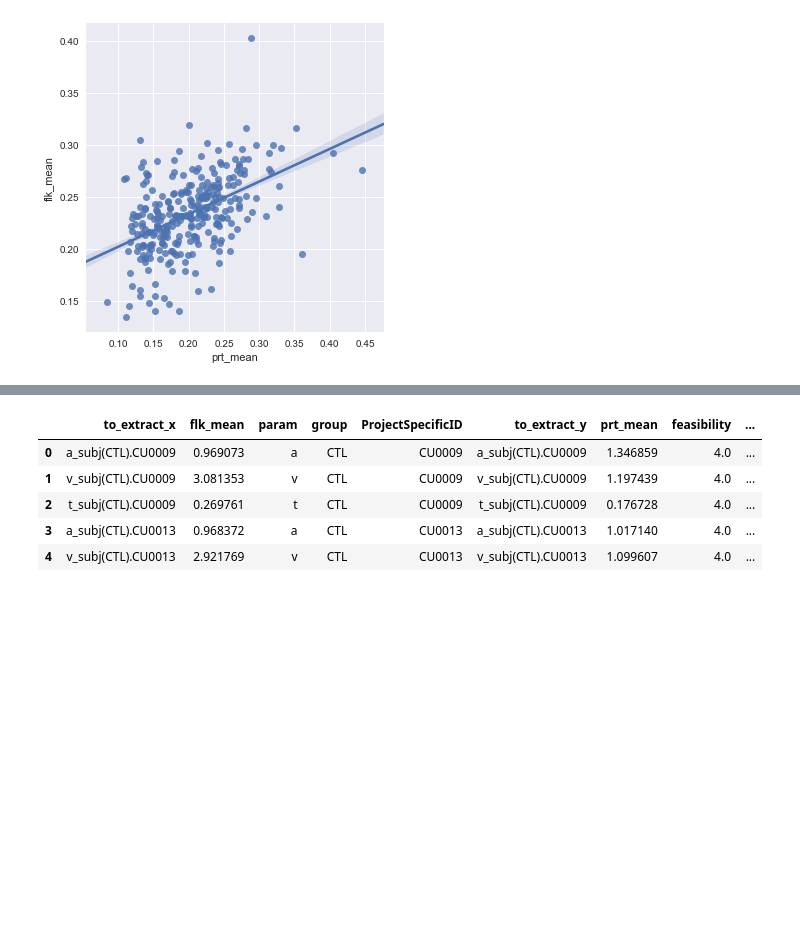
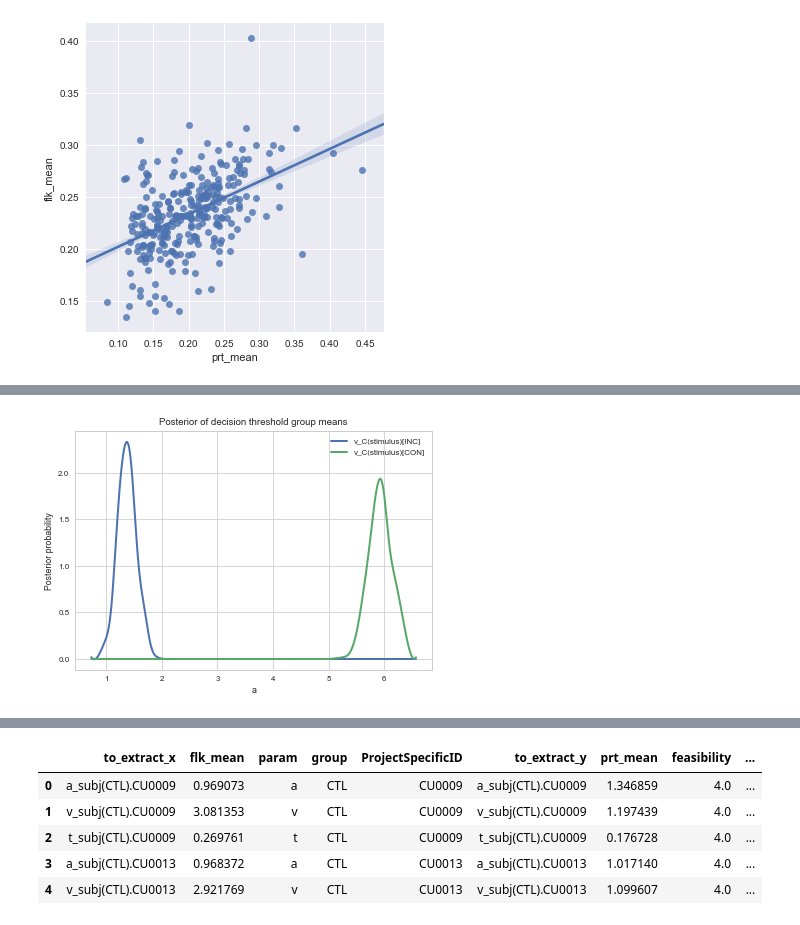
Before and after one commit to vlawlor/EMBARC-Flanker, a Jupyter notebook: Flanker.ipynb, the cells around one changed output, grey strips where cells are left out. Saved outputs shown, nothing was run; the diff lists cells and outputs as text; code cells hidden in the pictures; blank space fills up the shorter version.

```diff
--- a/Flanker.ipynb
+++ b/Flanker.ipynb
@@ -2403,3 +2403,8 @@ sample estimates:
 # %%
 # save the merged df
 prt_flank_merged.to_csv('/Users/mlm2/Work/Expts/EMBARC/flanker_prt_merged.csv')
+# %%
+# a within subjects model for just the CTLs
+ctl_ddm = all_data[all_data.group == 'CTL']
+ctl_within_m = hddm.HDDMRegressor(ctl_ddm, ['v ~ 0 + C(stimulus)', 'a ~ 0 + C(stimulus)'])
+ctl_within_m.sample(1000, burn=100)
@@ -2405,0 +2445,13 @@ prt_flank_merged.to_csv('/Users/mlm2/Work/Expts/EMBARC/flanker_prt_merged.csv')
+# %%
+# lets look at drift rate differences in the stim type for CONTROLS
+inc_CTL, con_CTL = ctl_within_m.nodes_db.node[['v_C(stimulus)[INC]','v_C(stimulus)[CON]']]
+hddm.analyze.plot_posterior_nodes([inc_CTL, con_CTL])
+plt.xlabel('a')
+plt.ylabel('Posterior probability')
+plt.title('Posterior of decision threshold group means')
+plt.savefig('ctl_mdd_a_more_samples.pdf')
+
+#print ("P_a(MDD > CTL) = ", (a_MDD.trace() > a_CTL.trace()).mean())
+#print ("P_a(CTL > MDD) = ", (a_CTL.trace() > a_MDD.trace()).mean())
+# %% [output]
+[figure, added]
```
Also changed, not shown: parts of 17 cells of this notebook.
